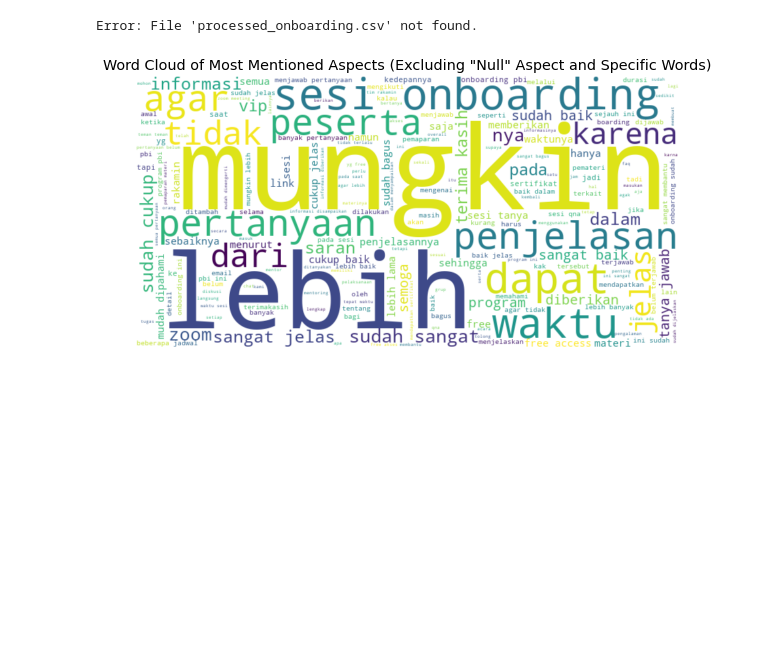
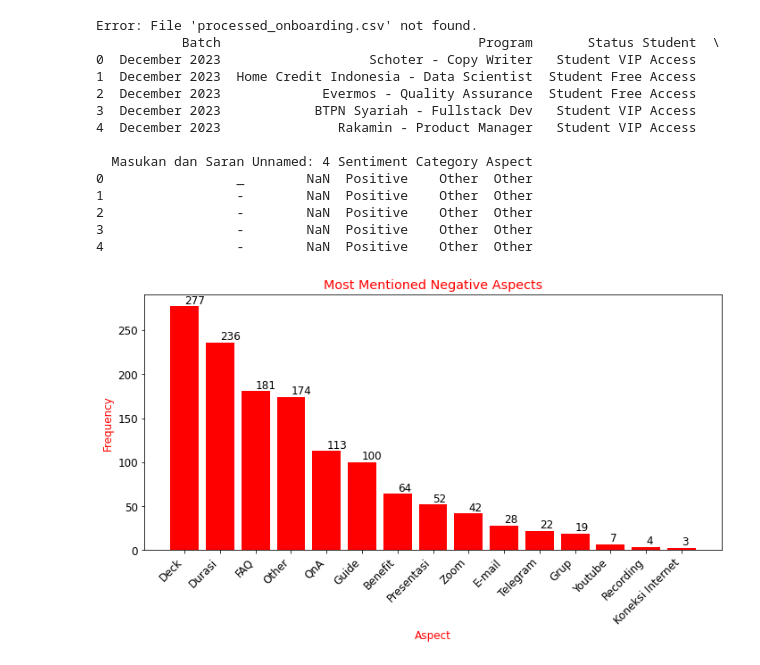
Before and after one commit to herlinidris30/qualitative-feedback, a Jupyter notebook: Categorization and Sentiment Analysis of On-Boarding.ipynb, the cells around one changed output. Drawn from its saved outputs; the diff is of its cells as text; code cells hidden in the pictures; blank space fills up the shorter version.

```diff
--- a/Categorization and Sentiment Analysis of On-Boarding.ipynb
+++ b/Categorization and Sentiment Analysis of On-Boarding.ipynb
@@ -163,27 +162,58 @@ def categorize_aspect(text):
             aspects.append(category)
     return ', '.join(aspects) if aspects else 'Other'
 
-# Apply word exclusion
-complaints_data[text_column] = complaints_data[text_column].apply(exclude_words)
-
-# Add 'Aspect' column
-complaints_data['Aspect'] = complaints_data[text_column].apply(categorize_aspect)
+# Add 'Aspect' column with comma-separated values
+complaints_data['Aspect'] = complaints_data['Masukan dan Saran'].apply(categorize_aspect)
 
 # Save the updated DataFrame to an Excel file
-complaints_data.to_excel('processed_onboarding_2.csv.xlsx', index=False)
+complaints_data.to_excel('processed_onboarding_2.xlsx', index=False)
 
-# Concatenate the text from filtered data
-filtered_text = ' '.join(filtered_data[text_column])
-
-# Generate WordCloud
-wordcloud = WordCloud(width=800, height=400, background_color='white').generate(filtered_text)
-
-# Plot WordCloud
-plt.figure(figsize=(10, 5))
-plt.imshow(wordcloud, interpolation='bilinear')
-plt.axis('off')
-plt.title('Word Cloud of Most Mentioned Aspects (Excluding "Null" Aspect and Specific Words)')
-plt.show()
+# Display the first few rows of the processed DataFrame
+print(complaints_data.head())
 # %% [output]
 Error: File 'processed_onboarding.csv' not found.
+           Batch                                 Program       Status Student  \
+0  December 2023                   Schoter - Copy Writer   Student VIP Access
+1  December 2023  Home Credit Indonesia - Data Scientist  Student Free Access
+2  December 2023             Evermos - Quality Assurance  Student Free Access
+3  December 2023            BTPN Syariah - Fullstack Dev   Student VIP Access
+4  December 2023               Rakamin - Product Manager   Student VIP Access
+
+  Masukan dan Saran Unnamed: 4 Sentiment Category Aspect
+0                 _        NaN  Positive    Other  Other
+1                 -        NaN  Positive    Other  Other
+2                 -        NaN  Positive    Other  Other
+3                 -        NaN  Positive    Other  Other
+4                 -        NaN  Positive    Other  Other
-[figure, removed]
+# %%
+# Filter out rows with negative sentiment
+negative_sentiment_data = complaints_data[complaints_data['Sentiment'] == 'Negative']
+
+# Split the aspects separated by comma and count their frequencies
+aspect_counts = Counter([aspect.strip() for aspects in negative_sentiment_data['Aspect'] for aspect in aspects.split(',')])
+
+# Sort aspect_counts in descending order of frequency
+aspect_counts_sorted = dict(sorted(aspect_counts.items(), key=lambda item: item[1], reverse=True))
+
+# Plotting the bar chart
+plt.figure(figsize=(10, 6))
+bars = plt.bar(aspect_counts_sorted.keys(), aspect_counts_sorted.values(), color='red')
+plt.title('Most Mentioned Negative Aspects')
+plt.xlabel('Aspect')
+plt.ylabel('Frequency')
+plt.xticks(rotation=45, ha='right')
+plt.tight_layout()
+
+# Customizing labels color
+plt.gca().set_title('Most Mentioned Negative Aspects', color='red')
+plt.gca().set_xlabel('Aspect', color='red')
+plt.gca().set_ylabel('Frequency', color='red')
+
+# Adding labels to each bar
+for bar in bars:
+    yval = bar.get_height()
+    plt.text(bar.get_x() + bar.get_width()/2, yval, int(yval), va='bottom')
+
+plt.show()
+# %% [output]
+[figure, added]
```
Also changed, not shown: parts of 1 cell of this notebook, 5 other files.
